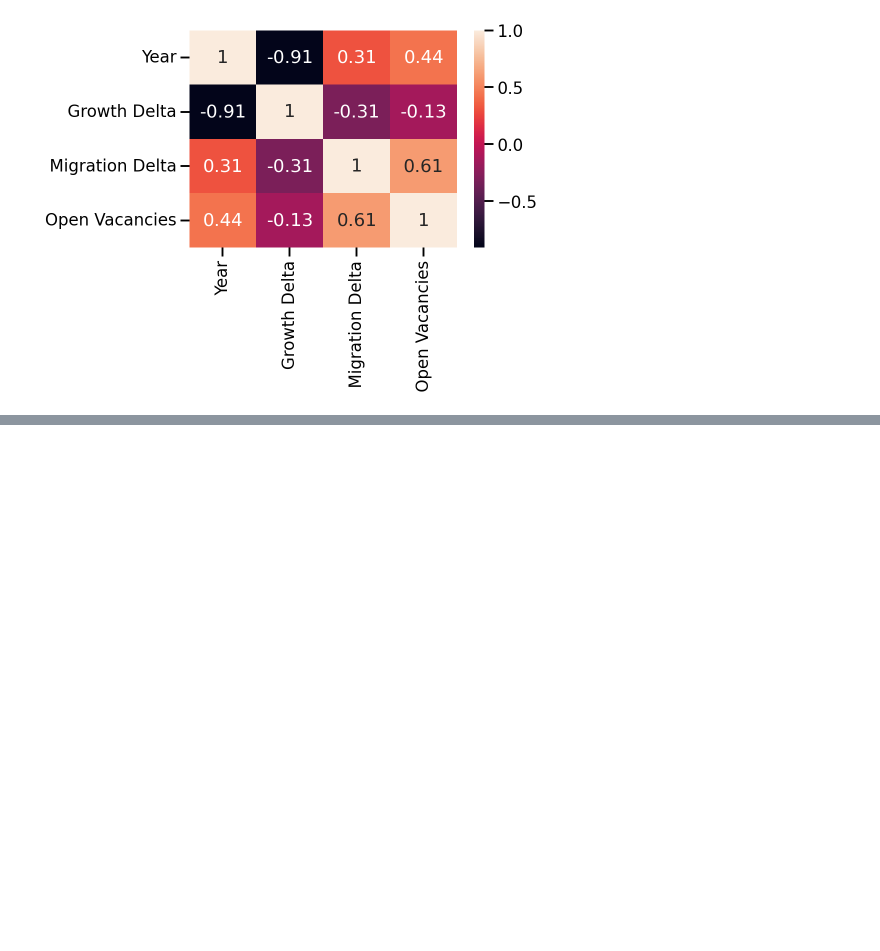
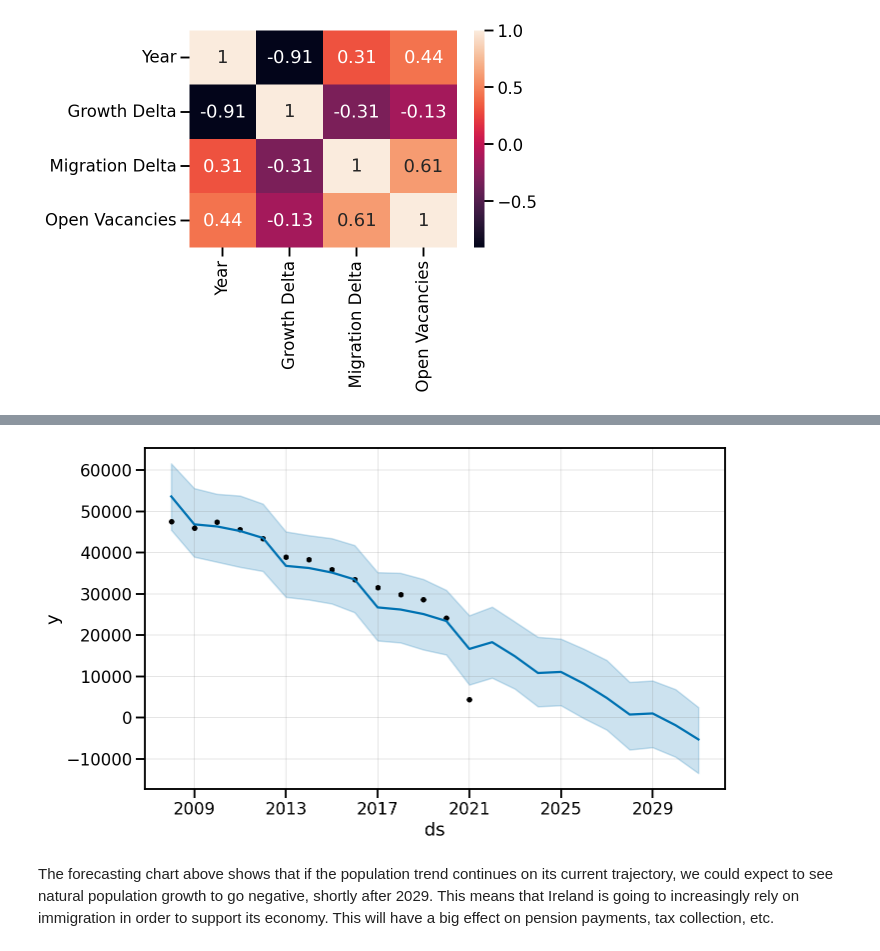
Before and after one commit to ericmcg13/CCT-CA1, a Jupyter notebook: CA1_Report.ipynb, the cells around one changed output, grey strips where cells are left out. Saved outputs shown, nothing was run; the diff lists cells and outputs as text; code cells hidden in the pictures; blank space fills up the shorter version.

```diff
--- a/CA1_Report.ipynb
+++ b/CA1_Report.ipynb
@@ -359,0 +407,4 @@ plt.show()
+# %%
+# Documentation shows that the time series data must be in DATETIME format. I will convert that here.
+merge_df['Year'] = pd.to_datetime(merge_df['Year'], format='%Y')
+merge_df.head()
@@ -359,0 +418,5 @@ plt.show()
+# %%
+# The PROPHET documentation shows that the DF needs to only have 2 columns named ['ds' and 'y']
+prophet_df = merge_df.drop(['Migration Delta', 'Open Vacancies'], axis=1)
+prophet_df.columns = ['ds', 'y']
+prophet_df.head()
@@ -359,0 +430,4 @@ plt.show()
+# %%
+# train the model
+m = Prophet(interval_width=0.95)
+model = m.fit(prophet_df)
@@ -359,0 +438,4 @@ plt.show()
+# %%
+future = m.make_future_dataframe(periods=10, freq='Y')
+forcast = m.predict(future)
+forcast.head()
@@ -359,0 +458,6 @@ plt.show()
+# %%
+fig4 = m.plot(forcast)
+# %% [output]
+[figure, added]
+# %% [markdown]
+The forecasting chart above shows that if the population trend continues on its current trajectory, we could expect to see natural population growth to go negative, shortly after 2029. This means that Ireland is going to increasingly rely on immigration in order to support its economy. This will have a big effect on pension payments, tax collection, etc.
```
Also changed, not shown: parts of 11 cells of this notebook.
